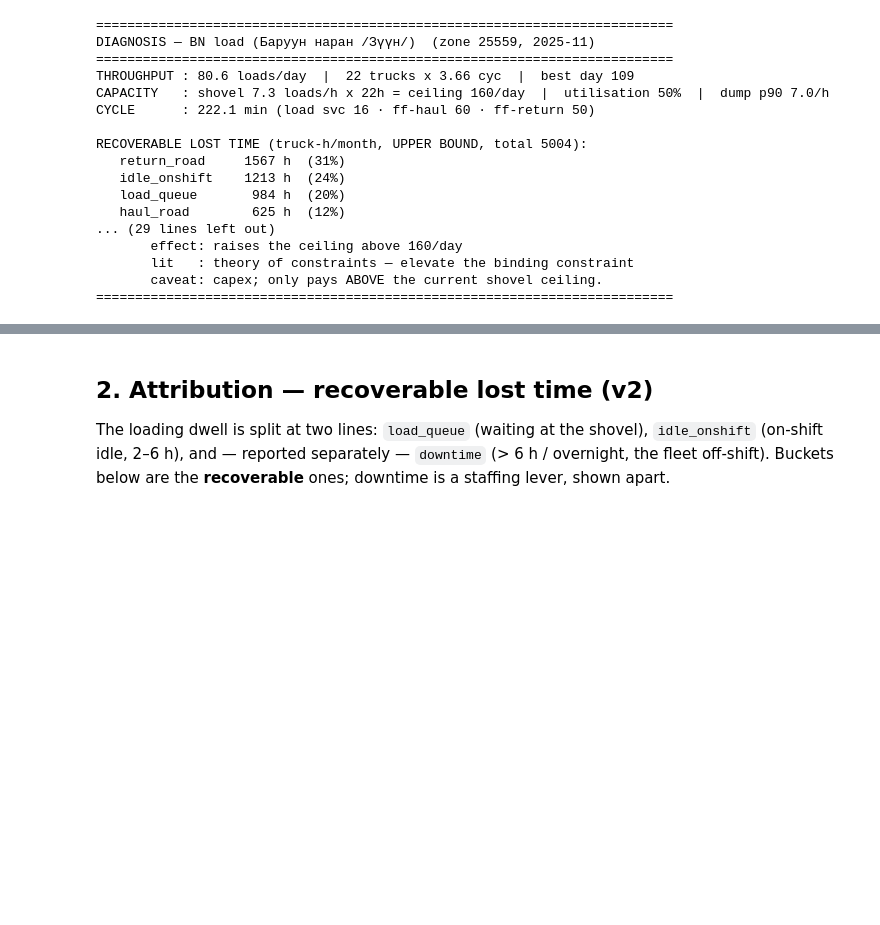
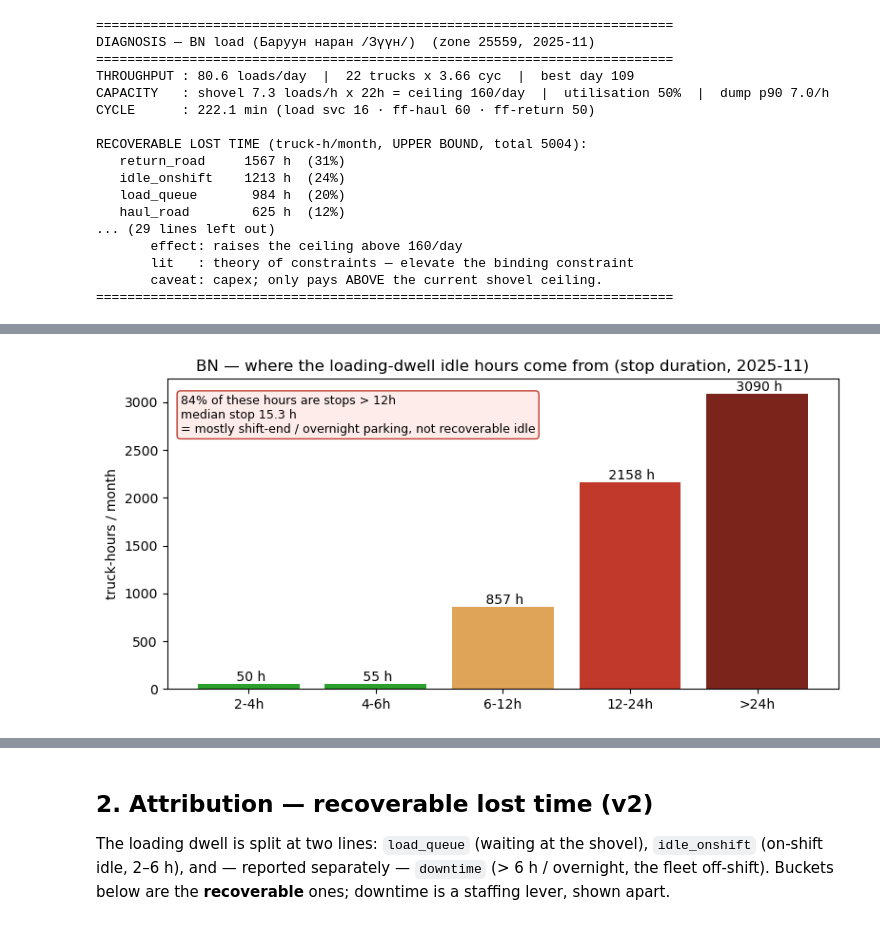
Before and after one commit to uranbileguka/GPS_project, a Jupyter notebook: agent/agent_demo.ipynb, the cells around one changed output, grey strips where cells are left out. Saved outputs shown, nothing was run; the diff lists cells and outputs as text; code cells hidden in the pictures; blank space fills up the shorter version.

```diff
--- a/agent/agent_demo.ipynb
+++ b/agent/agent_demo.ipynb
@@ -42,0 +50,27 @@ RECOVERABLE LOST TIME (truck-h/month, UPPER BOUND, total 5004):
+# %%
+from agent_diagnose import perception, QUEUE_CAP_MIN, PARK_CAP_MIN
+import numpy as np
+
+cyc_raw, _ = perception(dx['zone_id'], month='2025-11')
+d = cyc_raw['load_dwell_s'].dropna() / 3600  # hours
+
+bin_edges = [2, 4, 6, 12, 24, np.inf]
+bin_labels = ['2-4h', '4-6h', '6-12h', '12-24h', '>24h']
+hours_per_bin = [d[(d >= lo) & (d < hi)].sum() for lo, hi in zip(bin_edges[:-1], bin_edges[1:])]
+share_over12 = sum(h for lbl, h in zip(bin_labels, hours_per_bin) if lbl in ('12-24h', '>24h')) / sum(hours_per_bin) * 100
+
+fig, ax = plt.subplots(figsize=(8, 4))
+colors = ['#2ca02c', '#2ca02c', '#e0a458', '#c0392b', '#7b241c']
+ax.bar(bin_labels, hours_per_bin, color=colors)
+for i, h in enumerate(hours_per_bin):
+    ax.text(i, h, f' {h:.0f} h', ha='center', va='bottom')
+ax.set_ylabel('truck-hours / month')
+ax.set_title(f"BN — where the loading-dwell idle hours come from (stop duration, {dx['month']})")
+ax.text(0.02, 0.95, f"{share_over12:.0f}% of these hours are stops > 12h\n"
+                     f"median stop {d[d>=2].median():.1f} h\n"
+                     f"= mostly shift-end / overnight parking, not recoverable idle",
+        transform=ax.transAxes, va='top', fontsize=9,
+        bbox=dict(boxstyle='round', fc='#fdecea', ec='#c0392b'))
+plt.tight_layout(); plt.show()
+# %% [output]
+[figure, added]
```
Also changed, not shown: parts of 7 cells of this notebook, 11 other files.
